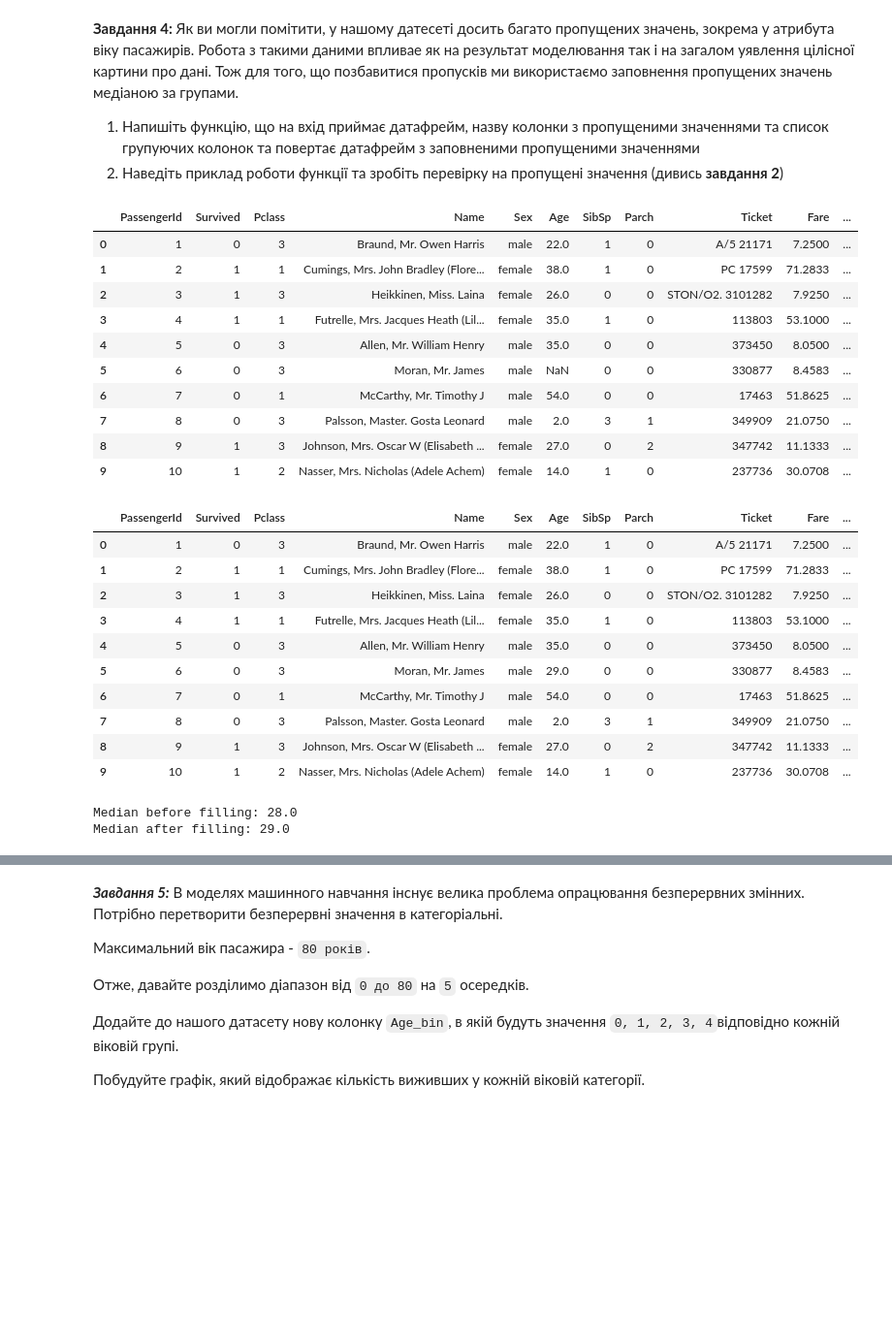
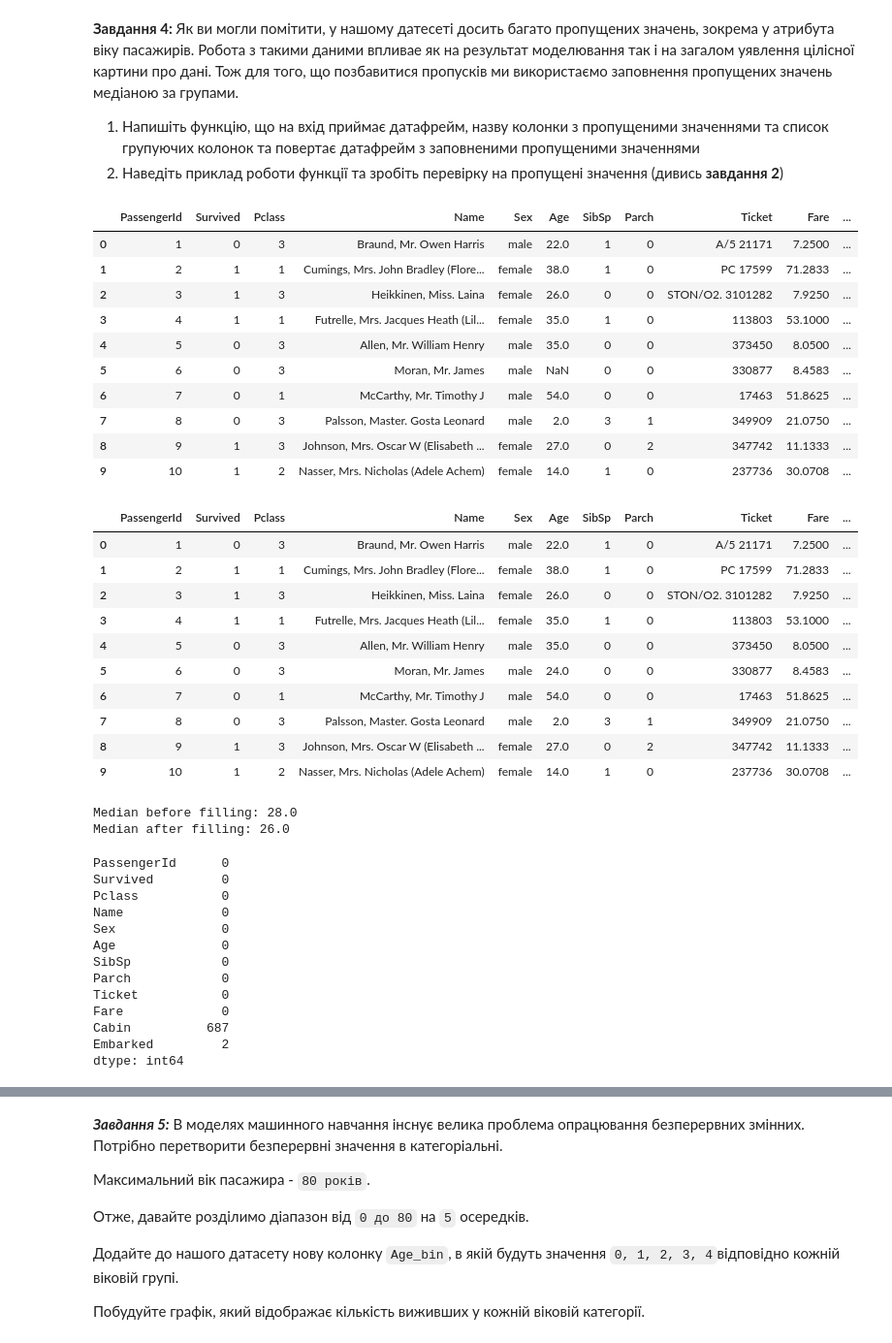
Before and after one commit to HumnytskaLiza/ai-labs, a Jupyter notebook: task3/Task3_basic_ai_liza_humnytska.ipynb, the cells around one changed output, grey strips where cells are left out. Shown at 97% size. Cells and saved outputs as stored; diff of their text form; code cells hidden in the pictures; blank space fills up the shorter version.

```diff
--- a/task3/Task3_basic_ai_liza_humnytska.ipynb
+++ b/task3/Task3_basic_ai_liza_humnytska.ipynb
@@ -130,42 +130,54 @@ ax.xaxis.tick_top()
 def process_col(df, col_name: str, group_col):
     df_copy = df.copy()
     df_copy[col_name] = df_copy.groupby(group_col)[col_name].transform(lambda x: x.fillna(x.median()))
     return df_copy
 
 display(dataset.head(10))
-processed_dataset = process_col(dataset, "Age", ["Sex"])
+processed_dataset = process_col(dataset, "Age", ["Pclass"])
 display(processed_dataset.head(10))
-
-processed_dataset.isnull().sum()
 
 median_before= dataset["Age"].median()
 median_after= processed_dataset["Age"].median()
 print(f"Median before filling: {median_before}")
 print(f"Median after filling: {median_after}")
+display(processed_dataset.isnull().sum())
 # %% [output]
 |  | PassengerId | Survived | Pclass | Name | Sex | Age | SibSp | Parch | Ticket | Fare | ... |
 | 0 | 1 | 0 | 3 | Braund, Mr. Owen Harris | male | 22.0 | 1 | 0 | A/5 21171 | 7.2500 | ... |
 | 1 | 2 | 1 | 1 | Cumings, Mrs. John Bradley (Flore... | female | 38.0 | 1 | 0 | PC 17599 | 71.2833 | ... |
 | 2 | 3 | 1 | 3 | Heikkinen, Miss. Laina | female | 26.0 | 0 | 0 | STON/O2. 3101282 | 7.9250 | ... |
 | 3 | 4 | 1 | 1 | Futrelle, Mrs. Jacques Heath (Lil... | female | 35.0 | 1 | 0 | 113803 | 53.1000 | ... |
 | 4 | 5 | 0 | 3 | Allen, Mr. William Henry | male | 35.0 | 0 | 0 | 373450 | 8.0500 | ... |
 | 5 | 6 | 0 | 3 | Moran, Mr. James | male | NaN | 0 | 0 | 330877 | 8.4583 | ... |
 | 6 | 7 | 0 | 1 | McCarthy, Mr. Timothy J | male | 54.0 | 0 | 0 | 17463 | 51.8625 | ... |
 | 7 | 8 | 0 | 3 | Palsson, Master. Gosta Leonard | male | 2.0 | 3 | 1 | 349909 | 21.0750 | ... |
 | 8 | 9 | 1 | 3 | Johnson, Mrs. Oscar W (Elisabeth ... | female | 27.0 | 0 | 2 | 347742 | 11.1333 | ... |
 | 9 | 10 | 1 | 2 | Nasser, Mrs. Nicholas (Adele Achem) | female | 14.0 | 1 | 0 | 237736 | 30.0708 | ... |
 |  | PassengerId | Survived | Pclass | Name | Sex | Age | SibSp | Parch | Ticket | Fare | ... |
 | 0 | 1 | 0 | 3 | Braund, Mr. Owen Harris | male | 22.0 | 1 | 0 | A/5 21171 | 7.2500 | ... |
 | 1 | 2 | 1 | 1 | Cumings, Mrs. John Bradley (Flore... | female | 38.0 | 1 | 0 | PC 17599 | 71.2833 | ... |
 | 2 | 3 | 1 | 3 | Heikkinen, Miss. Laina | female | 26.0 | 0 | 0 | STON/O2. 3101282 | 7.9250 | ... |
 | 3 | 4 | 1 | 1 | Futrelle, Mrs. Jacques Heath (Lil... | female | 35.0 | 1 | 0 | 113803 | 53.1000 | ... |
 | 4 | 5 | 0 | 3 | Allen, Mr. William Henry | male | 35.0 | 0 | 0 | 373450 | 8.0500 | ... |
-| 5 | 6 | 0 | 3 | Moran, Mr. James | male | 29.0 | 0 | 0 | 330877 | 8.4583 | ... |
+| 5 | 6 | 0 | 3 | Moran, Mr. James | male | 24.0 | 0 | 0 | 330877 | 8.4583 | ... |
 | 6 | 7 | 0 | 1 | McCarthy, Mr. Timothy J | male | 54.0 | 0 | 0 | 17463 | 51.8625 | ... |
 | 7 | 8 | 0 | 3 | Palsson, Master. Gosta Leonard | male | 2.0 | 3 | 1 | 349909 | 21.0750 | ... |
 | 8 | 9 | 1 | 3 | Johnson, Mrs. Oscar W (Elisabeth ... | female | 27.0 | 0 | 2 | 347742 | 11.1333 | ... |
 | 9 | 10 | 1 | 2 | Nasser, Mrs. Nicholas (Adele Achem) | female | 14.0 | 1 | 0 | 237736 | 30.0708 | ... |
 Median before filling: 28.0
-Median after filling: 29.0
+Median after filling: 26.0
+PassengerId      0
+Survived         0
+Pclass           0
+Name             0
+Sex              0
+Age              0
+SibSp            0
+Parch            0
+Ticket           0
+Fare             0
+Cabin          687
+Embarked         2
+dtype: int64
 # %% [markdown]
 <font color='#F5E398'><b>Ваші висновки:</b></font> за допомогою використання функції ми отримали датасет із заповненою колонкою Age, яка тепер не містить пропущених значень, що дозволятиме використовувати даний атрибут під час подальшого аналізу. Ми використали для заповнення медіану, а не середнє значення, оскільки на неї не впливають аномальні значення, тому пропущенні значення заповняться правильно.
```
Also changed, not shown: parts of 9 cells of this notebook.
